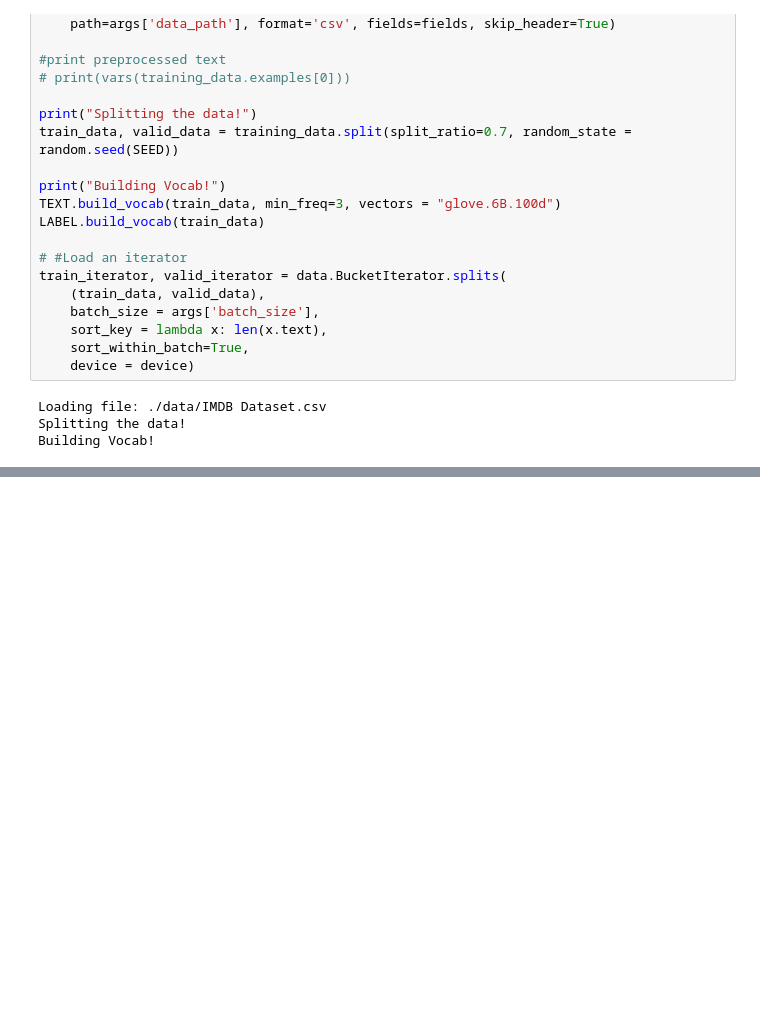
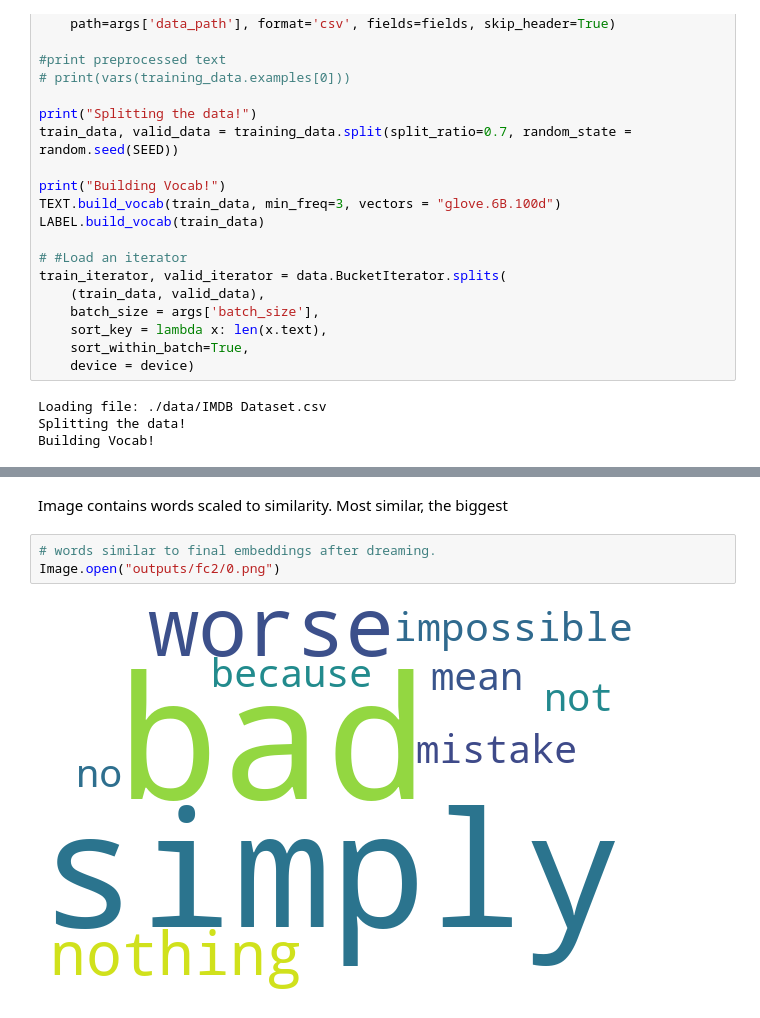
Before and after one commit to mythrex/deep_dream_textual_data, a Jupyter notebook: demo.ipynb, the cells around one changed output, grey strips where cells are left out. Saved outputs shown, nothing was run; the diff lists cells and outputs as text; blank space fills up the shorter version.

```diff
--- a/demo.ipynb
+++ b/demo.ipynb
@@ -88,0 +178,7 @@ RuntimeError: Error(s) in loading state_dict for TextClassifier:
+# %% [markdown]
+Image contains words scaled to similarity. Most similar, the biggest
+# %%
+# words similar to final embeddings after dreaming.
+Image.open("outputs/fc2/0.png")
+# %% [output]
+[figure, added]
```
Also changed, not shown: parts of 35 cells of this notebook, 10 other files.
